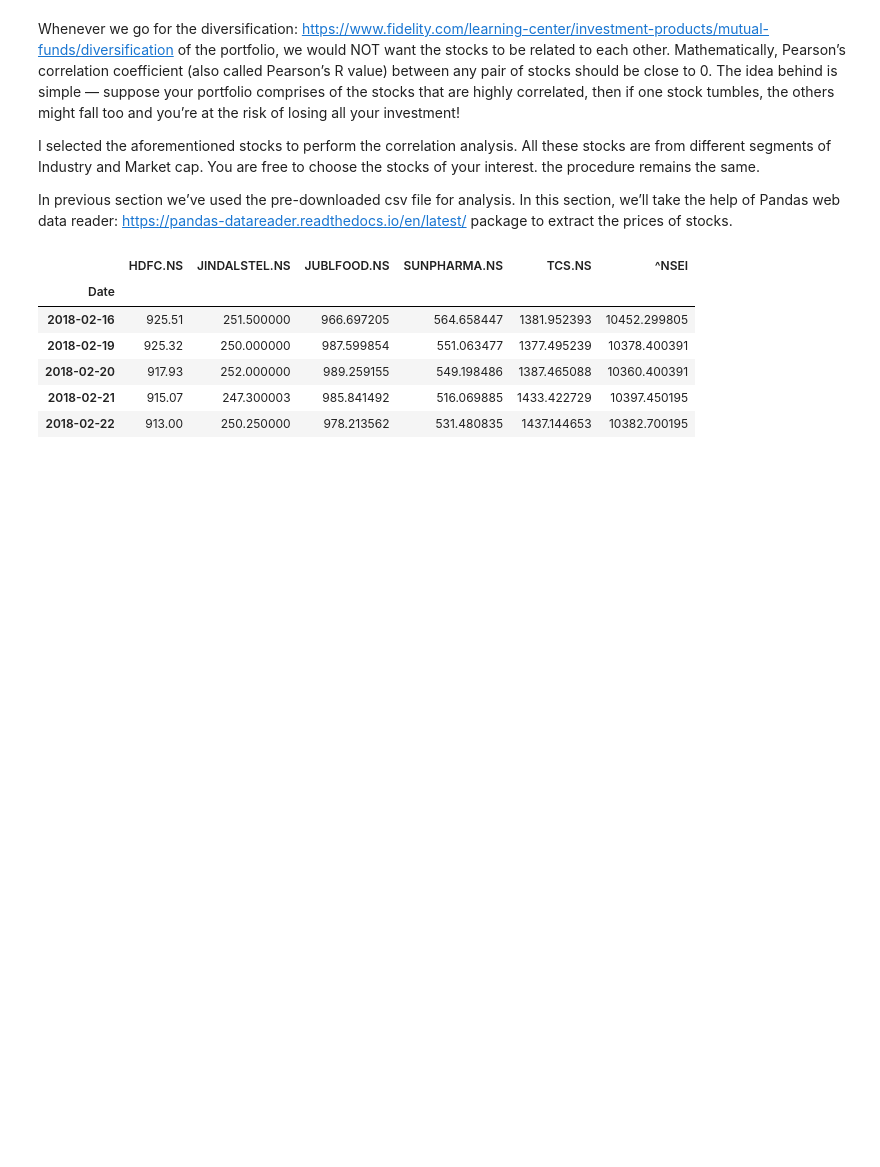
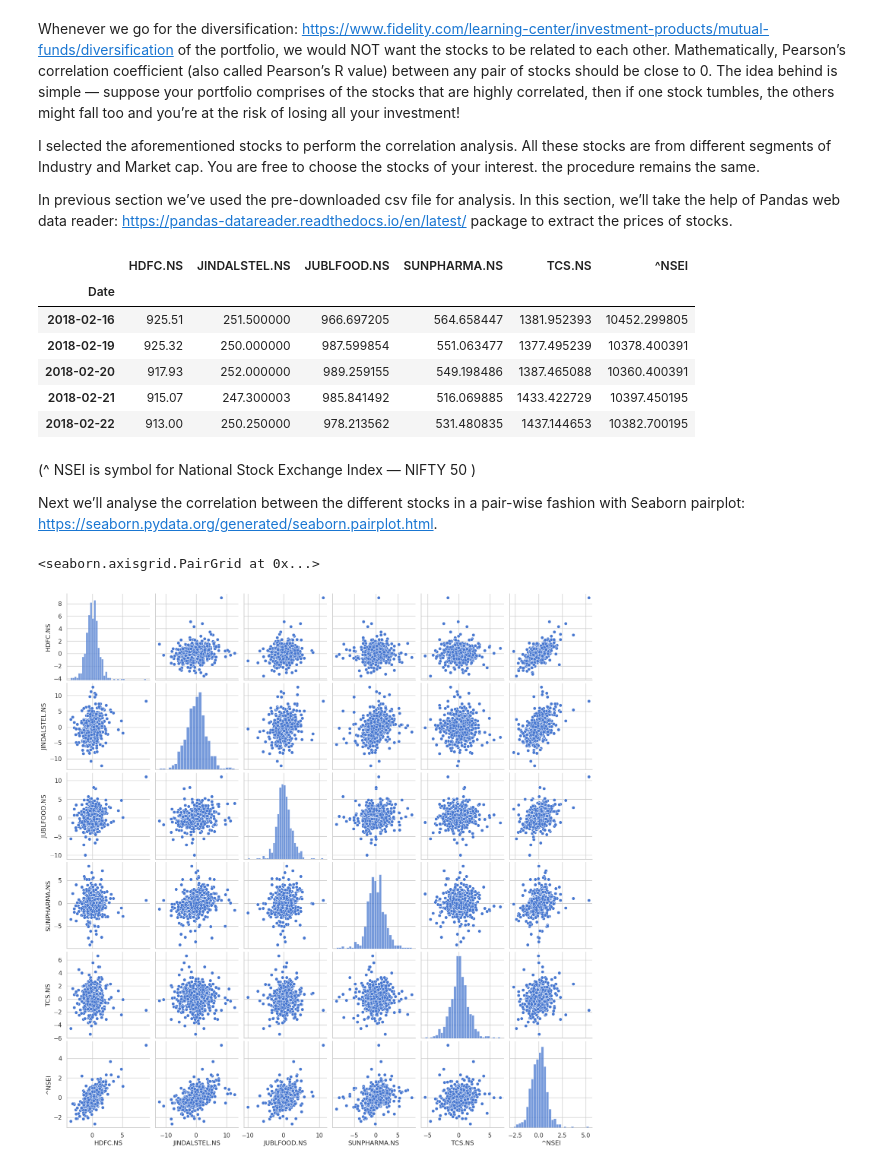
Before and after one commit to TurmaeUrsorum/belajar-piton, a Jupyter notebook: 23. Study Case : Finance/finance_study_case.ipynb, the cells around one changed output. Drawn from its saved outputs; the diff is of its cells as text; code cells hidden in the pictures; blank space fills up the shorter version.

```diff
--- a/23. Study Case : Finance/finance_study_case.ipynb
+++ b/23. Study Case : Finance/finance_study_case.ipynb
@@ -432,3 +432,19 @@ combined_df.head()
 | 2018-02-20 | 917.93 | 252.000000 | 989.259155 | 549.198486 | 1387.465088 | 10360.400391 |
 | 2018-02-21 | 915.07 | 247.300003 | 985.841492 | 516.069885 | 1433.422729 | 10397.450195 |
 | 2018-02-22 | 913.00 | 250.250000 | 978.213562 | 531.480835 | 1437.144653 | 10382.700195 |
+# %% [markdown]
+(^ NSEI is symbol for National Stock Exchange Index — NIFTY 50 )
+
+Next we’ll analyse the correlation between the different stocks in a pair-wise fashion with Seaborn pairplot: https://seaborn.pydata.org/generated/seaborn.pairplot.html.
+# %%
+# store daily returns of all above stocks in a new dataframe
+pct_chg_df = combined_df.pct_change()*100
+pct_chg_df.dropna(inplace = True, how = "any", axis = 0)
+
+# plotting pairplot
+import seaborn as sns
+sns.set_theme(style = "whitegrid", palette = "muted")
+sns.pairplot(pct_chg_df)
+# %% [output]
+<seaborn.axisgrid.PairGrid at 0x...>
+[figure, added]
```
Also changed, not shown: parts of 6 cells of this notebook.
